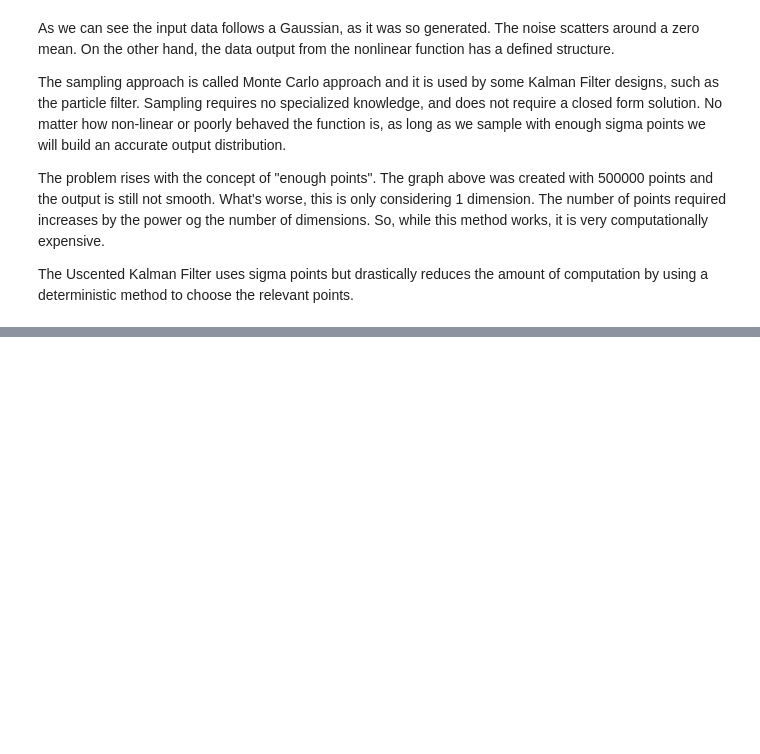
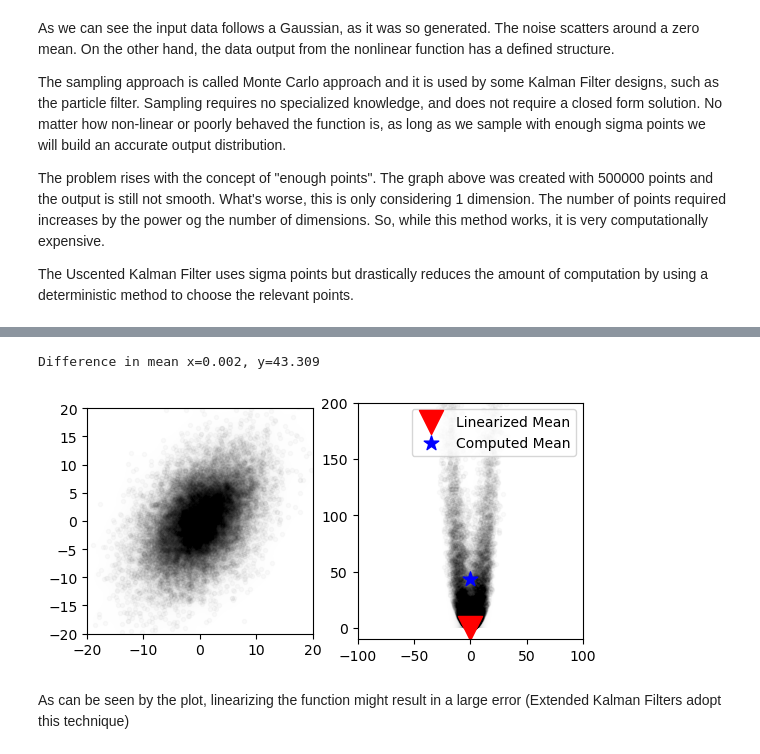
Before and after one commit to giuliaprosio/unscented-kalman-filters, a Jupyter notebook: UKF.ipynb, the cells around one changed output, grey strips where cells are left out. Drawn from its saved outputs; the diff is of its cells as text; code cells hidden in the pictures; blank space fills up the shorter version.

Commit message:
EKF versus MonteCarlo

```diff
--- a/UKF.ipynb
+++ b/UKF.ipynb
@@ -126,0 +177,70 @@ The Uscented Kalman Filter uses sigma points but drastically reduces the amount
+# %%
+import numpy as np
+from numpy.random import multivariate_normal
+
+def plot_bivariate_colormap(xs, ys):
+    xs = np.asarray(xs)
+    ys = np.asarray(ys)
+    xmin = xs.min()
+    xmax = xs.max()
+    ymin = ys.min()
+    ymax = ys.max()
+    values = np.vstack([xs, ys])
+    kernel = scipy.stats.gaussian_kde(values)
+    X, Y = np.mgrid[xmin:xmax:100j, ymin:ymax:100j]
+    positions = np.vstack([X.ravel(), Y.ravel()])
+
+    Z = np.reshape(kernel.evaluate(positions).T, X.shape)
+    plt.gca().imshow(np.rot90(Z), cmap=plt.cm.Greys,
+                     extent=[xmin, xmax, ymin, ymax])
+
+
+def plot_monte_carlo_mean(xs, ys, f, mean_fx, label, plot_colormap=True):
+    fxs, fys = f(xs, ys)
+
+    computed_mean_x = np.average(fxs)
+    computed_mean_y = np.average(fys)
+
+    ax = plt.subplot(121)
+    ax.grid(b=False)
+
+    plot_bivariate_colormap(xs, ys)
+
+    plt.scatter(xs, ys, marker='.', alpha=0.02, color='k')
+    ax.set_xlim(-20, 20)
+    ax.set_ylim(-20, 20)
+
+    ax = plt.subplot(122)
+    ax.grid(b=False)
+
+    plt.scatter(fxs, fys, marker='.', alpha=0.02, color='k')
+    plt.scatter(mean_fx[0], mean_fx[1],
+                marker='v', s=300, c='r', label=label)
+    plt.scatter(computed_mean_x, computed_mean_y,
+                marker='*',s=120, c='b', label='Computed Mean')
+
+    plot_bivariate_colormap(fxs, fys)
+    ax.set_xlim([-100, 100])
+    ax.set_ylim([-10, 200])
+    plt.legend(loc='best', scatterpoints=1)
+    print ('Difference in mean x={:.3f}, y={:.3f}'.format(
+           computed_mean_x-mean_fx[0], computed_mean_y-mean_fx[1]))
+
+
+def f_nonlinear_xy(x, y):
+    return np.array([x + y, .1*x**2 + y*y])
+
+mean = (0., 0.)
+p = np.array([[32., 15.], [15., 40.]])
+# compute linearized mean
+mean_fx = f_nonlinear_xy(*mean)
+
+#generate random points from it
+xs, ys = multivariate_normal(mean=mean, cov=p, size = 10000).T
+
+plot_monte_carlo_mean(xs, ys, f_nonlinear_xy, mean_fx, 'Linearized Mean')
+# %% [output]
+Difference in mean x=0.002, y=43.309
+[figure, added]
+# %% [markdown]
+As can be seen by the plot, linearizing the function might result in a large error (Extended Kalman Filters adopt this technique)
```
Also changed, not shown: parts of 7 cells of this notebook.
